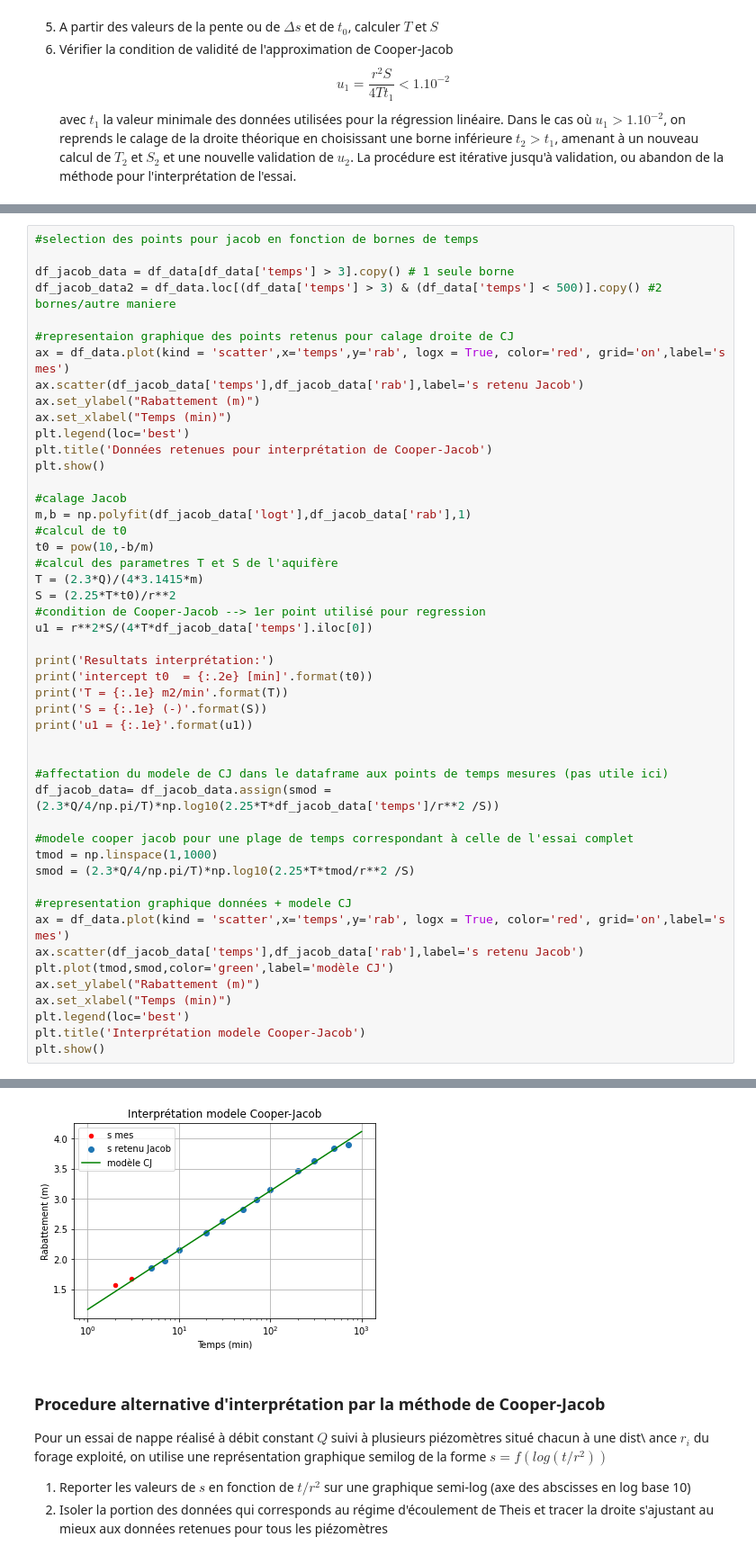
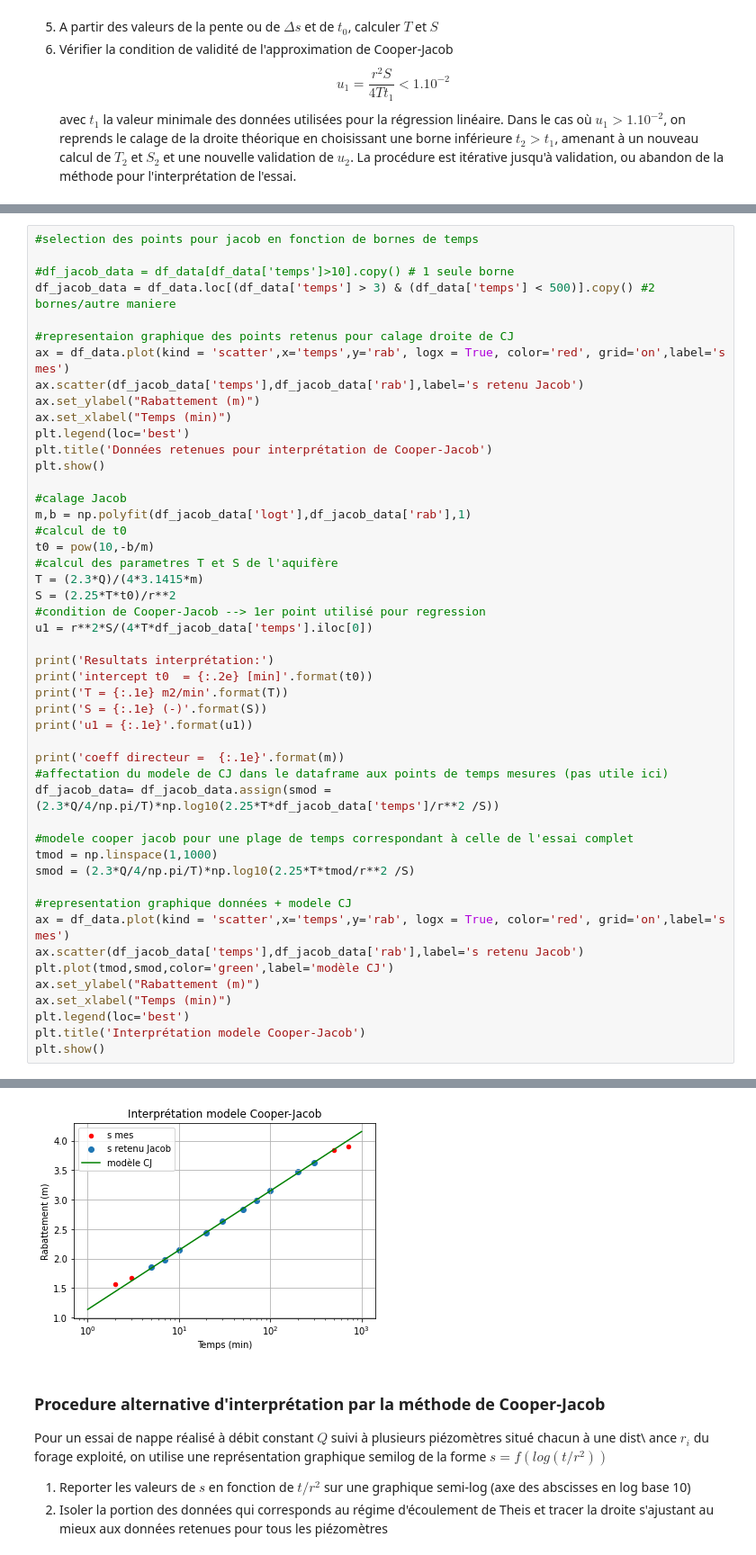
Before and after one commit to larroque852/NB_ENS2_OPT_HYDRODYN, a Jupyter notebook: ENS2_OPT_corrige_Jacob.ipynb, the cells around one changed output, grey strips where cells are left out. Shown: that part at 90% size. Drawn from its saved outputs; the diff is of its cells as text.

```diff
--- a/ENS2_OPT_corrige_Jacob.ipynb
+++ b/ENS2_OPT_corrige_Jacob.ipynb
@@ -155,8 +155,8 @@ plt.show()
 # %%
 #selection des points pour jacob en fonction de bornes de temps
 
-df_jacob_data = df_data[df_data['temps'] > 3].copy() # 1 seule borne
-df_jacob_data2 = df_data.loc[(df_data['temps'] > 3) & (df_data['temps'] < 500)].copy() #2 bornes/autre maniere
+#df_jacob_data = df_data[df_data['temps']>10].copy() # 1 seule borne
+df_jacob_data = df_data.loc[(df_data['temps'] > 3) & (df_data['temps'] < 500)].copy() #2 bornes/autre maniere
 
 #representaion graphique des points retenus pour calage droite de CJ
 ax = df_data.plot(kind = 'scatter',x='temps',y='rab', logx = True, color='red', grid='on',label='s mes')
@@ -183,7 +183,7 @@ print('T = {:.1e} m2/min'.format(T))
 print('S = {:.1e} (-)'.format(S))
 print('u1 = {:.1e}'.format(u1))
 
-
+print('coeff directeur =  {:.1e}'.format(m))
 #affectation du modele de CJ dans le dataframe aux points de temps mesures (pas utile ici)
 df_jacob_data= df_jacob_data.assign(smod = (2.3*Q/4/np.pi/T)*np.log10(2.25*T*df_jacob_data['temps']/r**2 /S))
 
@@ -210,4 +211,4 @@ u1 = 7.3e-03
-[figure, old version]
+[figure, new version]
 # %% [markdown]
 ### Procedure alternative d'interprétation par la méthode de Cooper-Jacob
 Pour un essai de nappe réalisé à débit constant $Q$ suivi à plusieurs piézomètres situé chacun à une dist\ ance $r_i$ du forage exploité, on utilise une représentation graphique semilog  de la  forme $s = f(log (t/r^2))$
```
Also changed, not shown: parts of 9 cells of this notebook.
